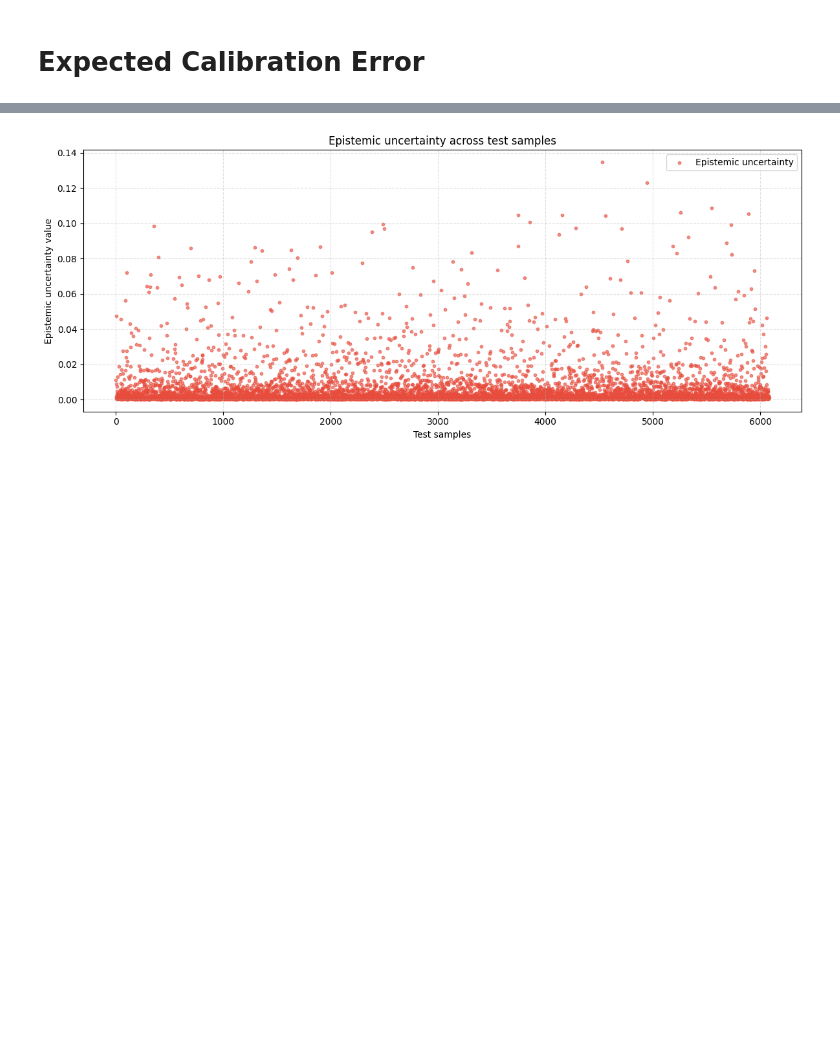
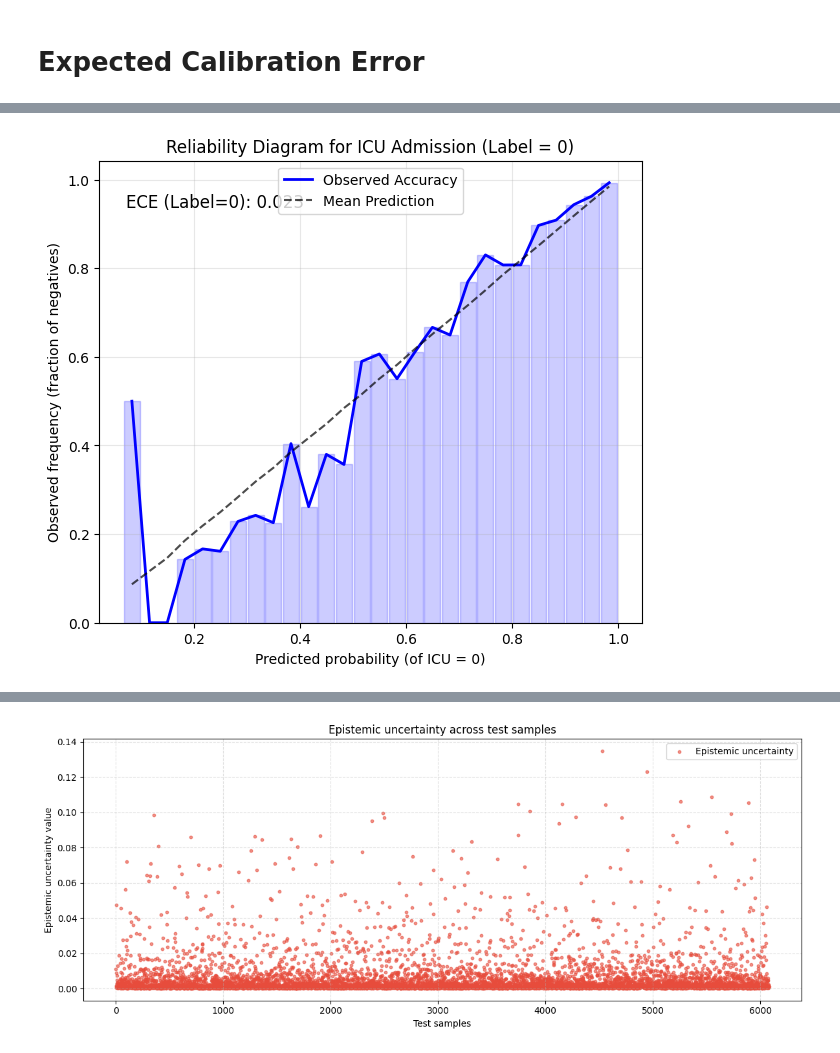
Before and after one commit to cookiehyun/Q-Model, a Jupyter notebook: Medical_DA_in_DL.ipynb, the cells around one changed output, grey strips where cells are left out. Saved outputs shown, nothing was run; the diff lists cells and outputs as text; code cells hidden in the pictures; blank space fills up the shorter version.

Commit message:
Plot reliability diagrams + sen vs spec

```diff
--- a/Medical_DA_in_DL.ipynb
+++ b/Medical_DA_in_DL.ipynb
@@ -1315,0 +1435,3 @@ ECE: 0.013349369541364668
+# %%
+all_mean_preds=all_mean_preds[:, 1]
+y_true_icu = y_true[:, 1]
@@ -1315,0 +1539,65 @@ ECE: 0.013349369541364668
+# %%
+import numpy as np
+import matplotlib.pyplot as plt
+
+# ============================
+# ICU_24h data (Inverted for Label = 0)
+# ============================
+# 1. Align lengths first (using the 6051 matched samples from before)
+min_len = len(all_mean_preds)
+y_prob_icu_1 = all_mean_preds
+y_true_icu_1 = y_true[:, 1][:min_len]
+
+# 2. Invert both arrays so we focus on the negative class (Label = 0)
+y_true_icu_0 = 1 - y_true_icu_1
+y_prob_icu_0 = 1 - y_prob_icu_1
+
+# 3. Safely filter out NaNs
+mask = (~np.isnan(y_true_icu_0)) & (~np.isnan(y_prob_icu_0))
+y_true_icu_0 = y_true_icu_0[mask]
+y_prob_icu_0 = y_prob_icu_0[mask]
+
+# ============================
+# Compute ECE for Label = 0
+# ============================
+n_bins = 30
+ece_0, bins_0, acc_0, conf_0, sizes_0 = expected_calibration_error_and_bins(
+    y_true_icu_0,
+    y_prob_icu_0,
+    n_bins=n_bins
+)
+
+centers_0 = (bins_0[:-1] + bins_0[1:]) / 2
+bin_width = 1.0 / n_bins
+
+# ============================
+# Plot (Label = 0)
+# ============================
+plt.figure(figsize=(7, 6))
+
+# Perfectly Calibrated reference line
+#plt.plot(,, '--', color='gray', linewidth=1, label="Perfectly Calibrated")
+
+# Accuracy vs Confidence lines (Using Blue for negatives)
+plt.plot(centers_0, acc_0, color='blue', linewidth=2, label="Observed Accuracy")
+plt.plot(centers_0, conf_0, color='black', linestyle='--', alpha=0.7, label="Mean Prediction")
+
+# Cleanly spaced bars showing the accuracy per bin
+plt.bar(centers_0, acc_0, width=bin_width * 0.9, alpha=0.2, color='blue', edgecolor='blue')
+
+plt.text(
+    0.05, 0.90,
+    f"ECE (Label=0): {ece_0:.3f}",
+    transform=plt.gca().transAxes,
+    fontsize=12
+)
+
+plt.xlabel("Predicted probability (of ICU = 0)")
+plt.ylabel("Observed frequency (fraction of negatives)")
+plt.title("Reliability Diagram for ICU Admission (Label = 0)")
+plt.legend()
+plt.grid(alpha=0.3)
+
+plt.show()
+# %% [output]
+[figure, added]
```
Also changed, not shown: parts of 23 cells of this notebook, 2 other files.
